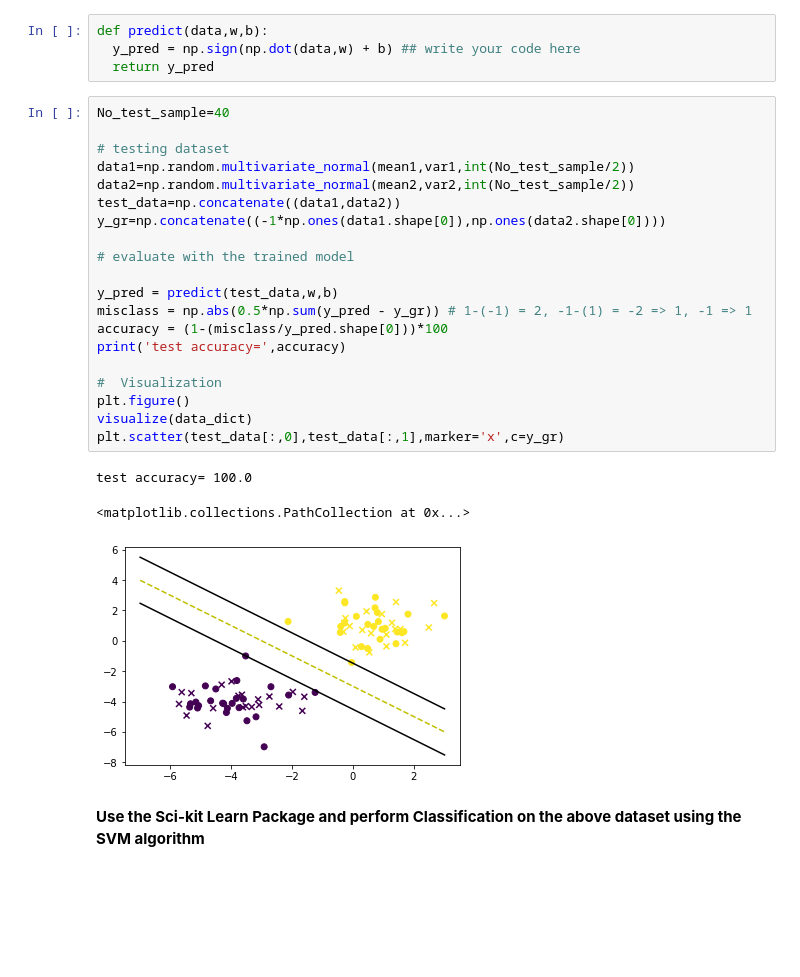
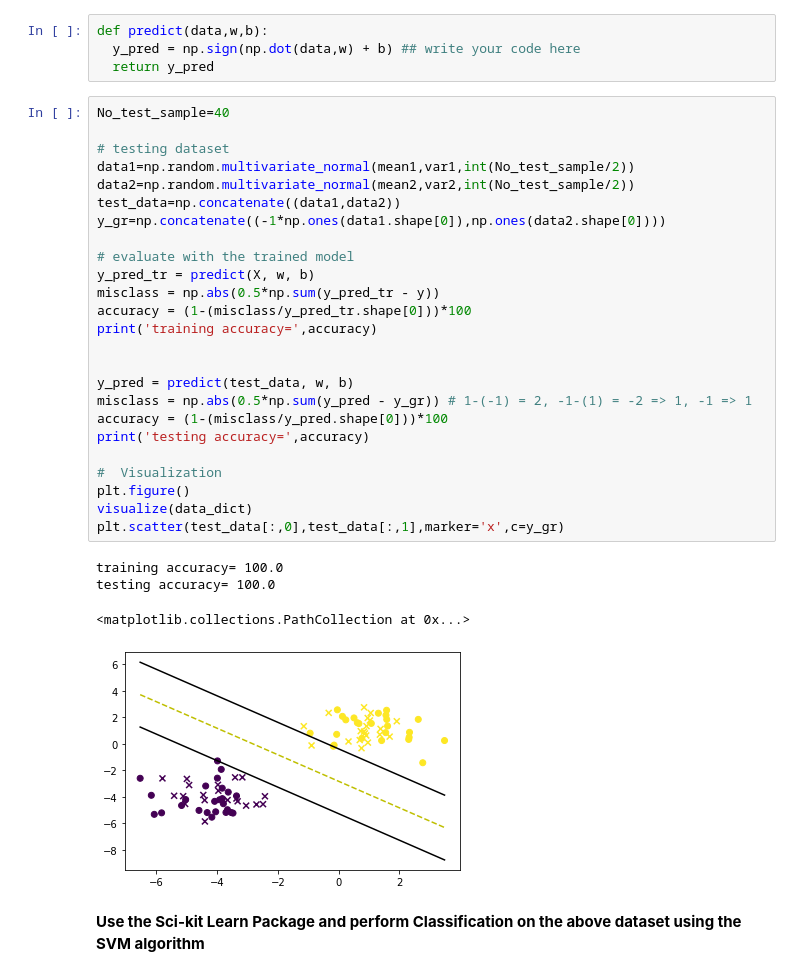
Before and after one commit to Whitelisted2/EE413-PRML-Lab, a Jupyter notebook: Assignment-8-Classification/Solved/Lab_8_Classification.ipynb, the cells around one changed output. Saved outputs shown, nothing was run; the diff lists cells and outputs as text; blank space fills up the shorter version.

```diff
--- a/Assignment-8-Classification/Solved/Lab_8_Classification.ipynb
+++ b/Assignment-8-Classification/Solved/Lab_8_Classification.ipynb
@@ -218,27 +218,33 @@ def predict(data,w,b):
 # %%
 No_test_sample=40
 
 # testing dataset
 data1=np.random.multivariate_normal(mean1,var1,int(No_test_sample/2))
 data2=np.random.multivariate_normal(mean2,var2,int(No_test_sample/2))
 test_data=np.concatenate((data1,data2))
 y_gr=np.concatenate((-1*np.ones(data1.shape[0]),np.ones(data2.shape[0])))
 
 # evaluate with the trained model
+y_pred_tr = predict(X, w, b)
+misclass = np.abs(0.5*np.sum(y_pred_tr - y))
+accuracy = (1-(misclass/y_pred_tr.shape[0]))*100
+print('training accuracy=',accuracy)
 
-y_pred = predict(test_data,w,b)
+
+y_pred = predict(test_data, w, b)
 misclass = np.abs(0.5*np.sum(y_pred - y_gr)) # 1-(-1) = 2, -1-(1) = -2 => 1, -1 => 1
 accuracy = (1-(misclass/y_pred.shape[0]))*100
-print('test accuracy=',accuracy)
+print('testing accuracy=',accuracy)
 
 #  Visualization
 plt.figure()
 visualize(data_dict)
 plt.scatter(test_data[:,0],test_data[:,1],marker='x',c=y_gr)
 # %% [output]
-test accuracy= 100.0
+training accuracy= 100.0
+testing accuracy= 100.0
 <matplotlib.collections.PathCollection at 0x...>
-[figure, old version]
+[figure, new version]
 # %% [markdown]
 **Use the Sci-kit Learn Package and perform Classification on the above dataset using the SVM algorithm**
 # %%
```
Also changed, not shown: parts of 19 cells of this notebook, 4 other files.
